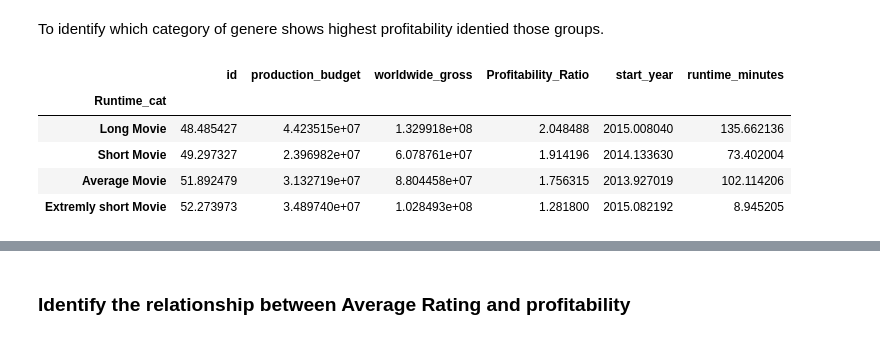
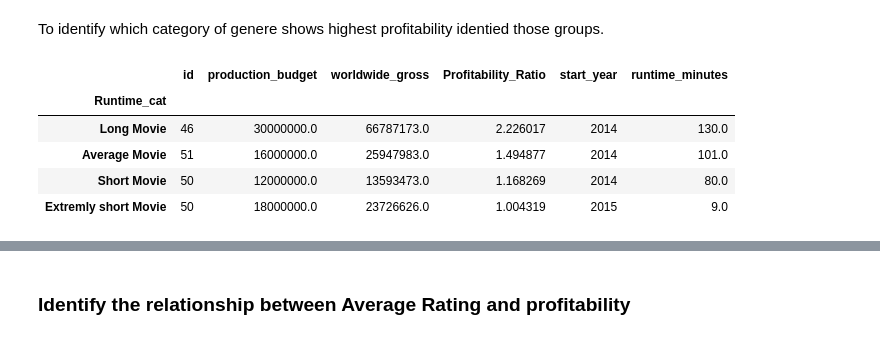
Before and after one commit to kmcneil901/Film-Type-Proposal-09.2023, a Jupyter notebook: student.ipynb, the cells around one changed output, grey strips where cells are left out. Cells and saved outputs as stored; diff of their text form; code cells hidden in the pictures.

```diff
--- a/student.ipynb
+++ b/student.ipynb
@@ -83,7 +86,13 @@ df_budget = df_budget.loc[df_budget['Profitability_Ratio']<=50]
 # %% [markdown]
 Categorize the profitability ratios into Loss,Low Profit, Medium Profit and high profit  in a new colum called prof_cat
 # %%
-df_budget['prof_cat'] = ['Loss' if x < 0 else 'Low Profit' if x < 1 else 'Medium Profit' if x < 3 else 'high Profit' for x in df_budget['Profitability_Ratio']]
+#df_budget['prof_cat'] = ['Loss' if x < 0 else 'Low Profit' if x < 1 else 'Medium Profit' if x < 3 else 'high Profit' for x in df_budget['Profitability_Ratio']]
+
+df_budget['prof_cat'] = ['Loss' if x < 2
+     else 'Low Profit' if x < 3
+     else 'Medium Profit' if x < 4
+     else 'High Profit'
+     for x in df_budget['Profitability_Ratio']]
 # %%
 df_budget.head()
 # %% [output]
@@ -439,4 +448,4 @@ df_runtime.head()
 # %% [markdown]
 Merging movie basic with buget table
 # %%
-merged_runtime_and_budgets = df_budget.merge(df_runtime, left_on='movie', right_on='primary_title', how='left')
+merged_runtime_and_budgets = df_budget.merge(df_runtime, left_on='movie', right_on='primary_title', how='inner')
@@ -443,3 +471,5 @@ merged_runtime_and_budgets = df_budget.merge(df_runtime, left_on='movie', right_
+# %%
+merged_runtime_and_budgets = merged_runtime_and_budgets.dropna(subset=['runtime_minutes'])
 # %%
 merged_runtime_and_budgets.isna().sum()
 # %% [output]
@@ -514,13 +544,14 @@ As indicated above it is possible to reject null hypothesis at 5% confidence lev
 # %% [markdown]
 To identify which category of genere shows highest profitability identied those groups.
 # %%
-merged_budgets_and_movie_basic_1 = merged_runtime_and_budgets.groupby(merged_runtime_and_budgets['Runtime_cat']).mean()
+merged_budgets_and_movie_basic_1 = merged_runtime_and_budgets.groupby(merged_runtime_and_budgets['Runtime_cat']).median()
 # %%
-merged_budgets_and_movie_basic_1.sort_values(by=['Profitability_Ratio'],ascending=False).head()
+merged_budgets_and_movie_basic_1_1 = merged_budgets_and_movie_basic_1.sort_values(by=['Profitability_Ratio'],ascending=False).head()
+merged_budgets_and_movie_basic_1_1
 # %% [output]
 |  | id | production_budget | worldwide_gross | Profitability_Ratio | start_year | runtime_minutes |
 | Runtime_cat |  |  |  |  |  |  |
-| Long Movie | 48.485427 | 4.423515e+07 | 1.329918e+08 | 2.048488 | 2015.008040 | 135.662136 |
-| Short Movie | 49.297327 | 2.396982e+07 | 6.078761e+07 | 1.914196 | 2014.133630 | 73.402004 |
-| Average Movie | 51.892479 | 3.132719e+07 | 8.804458e+07 | 1.756315 | 2013.927019 | 102.114206 |
-| Extremly short Movie | 52.273973 | 3.489740e+07 | 1.028493e+08 | 1.281800 | 2015.082192 | 8.945205 |
+| Long Movie | 46 | 30000000.0 | 66787173.0 | 2.226017 | 2014 | 130.0 |
+| Average Movie | 51 | 16000000.0 | 25947983.0 | 1.494877 | 2014 | 101.0 |
+| Short Movie | 50 | 12000000.0 | 13593473.0 | 1.168269 | 2014 | 80.0 |
+| Extremly short Movie | 50 | 18000000.0 | 23726626.0 | 1.004319 | 2015 | 9.0 |
```
Also changed, not shown: parts of 64 cells of this notebook.
